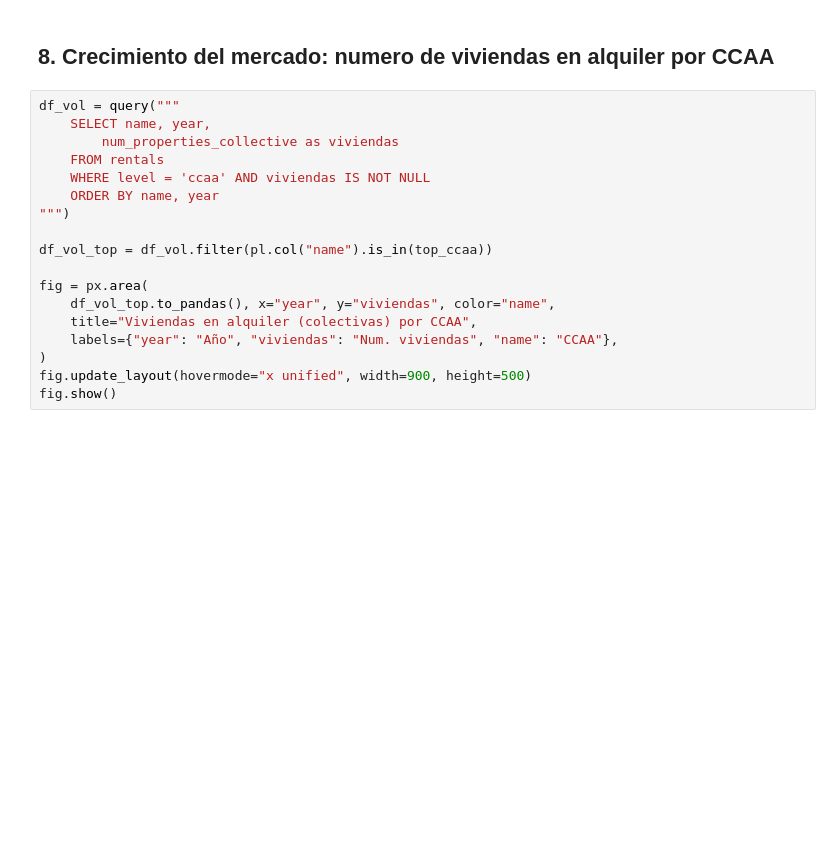
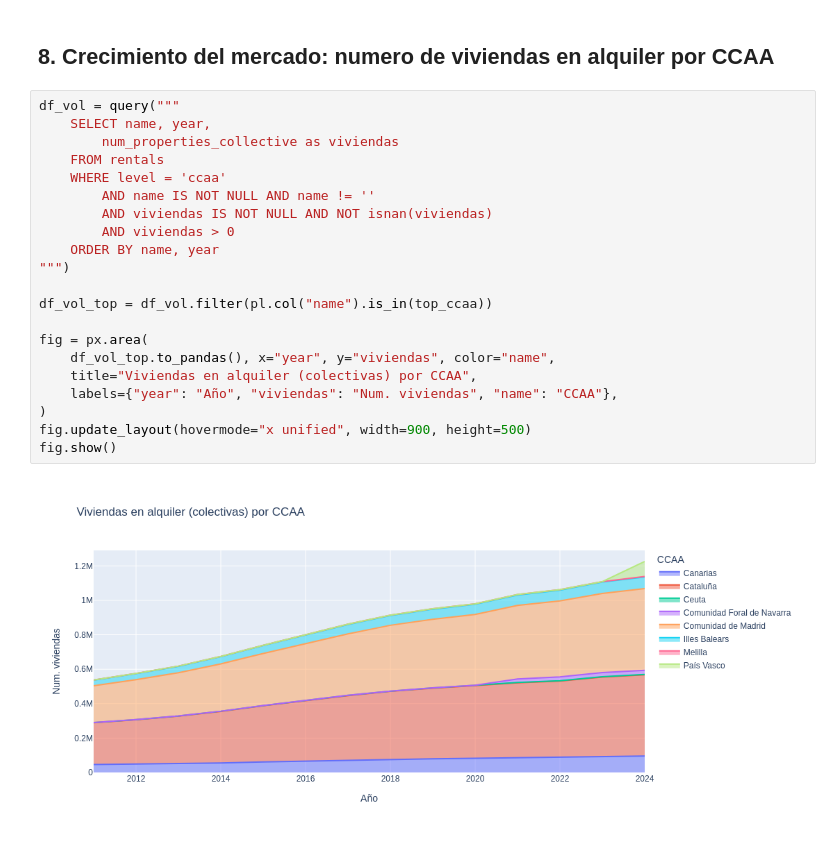
Before and after one commit to kroloxmcg/casitas, a Jupyter notebook: data-engineer-pisos/notebooks/analysis.ipynb, the cells around one changed output. Drawn from its saved outputs; the diff is of its cells as text; blank space fills up the shorter version.

```diff
--- a/data-engineer-pisos/notebooks/analysis.ipynb
+++ b/data-engineer-pisos/notebooks/analysis.ipynb
@@ -222,18 +246,23 @@ fig.show()
 # %%
 df_vol = query("""
     SELECT name, year,
         num_properties_collective as viviendas
     FROM rentals
-    WHERE level = 'ccaa' AND viviendas IS NOT NULL
+    WHERE level = 'ccaa'
+        AND name IS NOT NULL AND name != ''
+        AND viviendas IS NOT NULL AND NOT isnan(viviendas)
+        AND viviendas > 0
     ORDER BY name, year
 """)
 
 df_vol_top = df_vol.filter(pl.col("name").is_in(top_ccaa))
 
 fig = px.area(
     df_vol_top.to_pandas(), x="year", y="viviendas", color="name",
     title="Viviendas en alquiler (colectivas) por CCAA",
     labels={"year": "Año", "viviendas": "Num. viviendas", "name": "CCAA"},
 )
 fig.update_layout(hovermode="x unified", width=900, height=500)
 fig.show()
+# %% [output]
+[figure, added]
```
Also changed, not shown: parts of 7 cells of this notebook, 2 other files.
